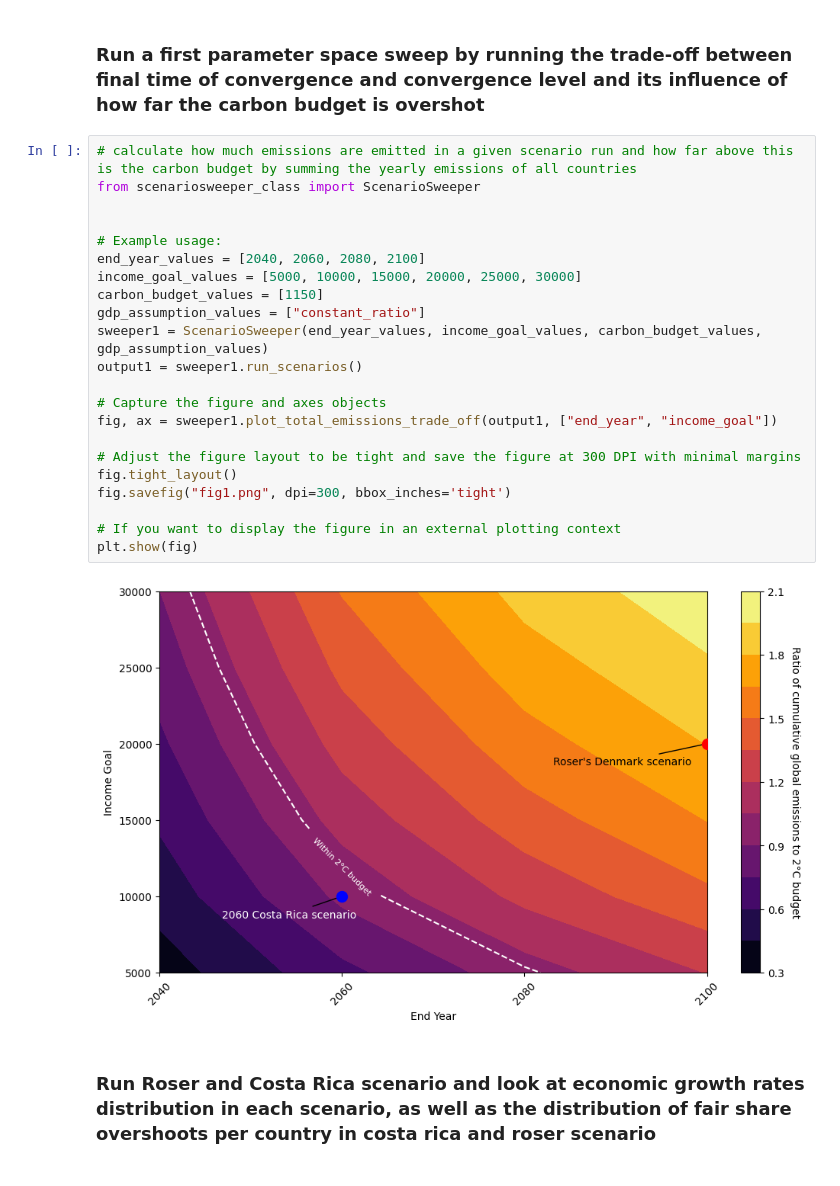
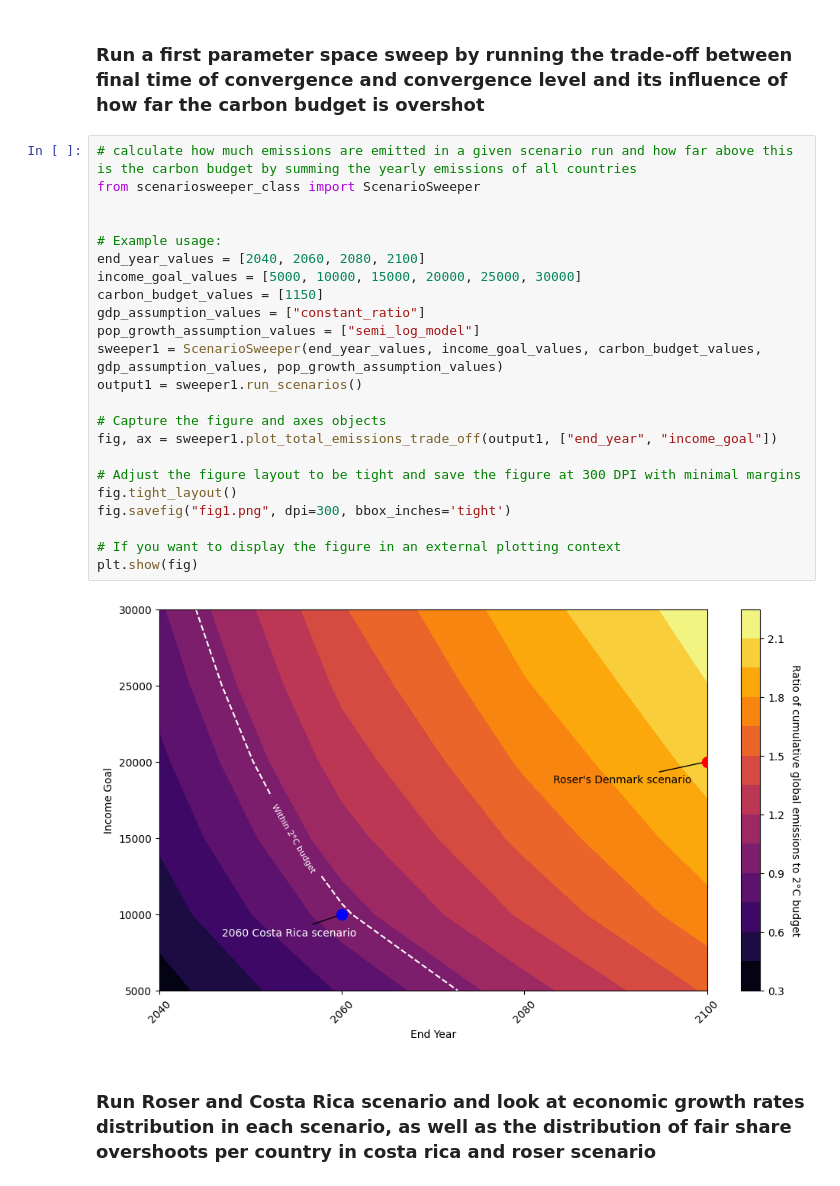
Before and after one commit to yannickoswald/convergence, a Jupyter notebook: run_scenario.ipynb, the cells around one changed output. Drawn from its saved outputs; the diff is of its cells as text.

```diff
--- a/run_scenario.ipynb
+++ b/run_scenario.ipynb
@@ -36,27 +53,28 @@ plotting_1.plot_country_emissions("Zambia")
 # %%
 # calculate how much emissions are emitted in a given scenario run and how far above this is the carbon budget by summing the yearly emissions of all countries
 from scenariosweeper_class import ScenarioSweeper
 
 
 # Example usage:
 end_year_values = [2040, 2060, 2080, 2100]
 income_goal_values = [5000, 10000, 15000, 20000, 25000, 30000]
 carbon_budget_values = [1150]
 gdp_assumption_values = ["constant_ratio"]
-sweeper1 = ScenarioSweeper(end_year_values, income_goal_values, carbon_budget_values, gdp_assumption_values)
+pop_growth_assumption_values = ["semi_log_model"]
+sweeper1 = ScenarioSweeper(end_year_values, income_goal_values, carbon_budget_values, gdp_assumption_values, pop_growth_assumption_values)
 output1 = sweeper1.run_scenarios()
 
 # Capture the figure and axes objects
 fig, ax = sweeper1.plot_total_emissions_trade_off(output1, ["end_year", "income_goal"])
 
 # Adjust the figure layout to be tight and save the figure at 300 DPI with minimal margins
 fig.tight_layout()
 fig.savefig("fig1.png", dpi=300, bbox_inches='tight')
 
 # If you want to display the figure in an external plotting context
 plt.show(fig)
 # %% [output]
-[figure, old version]
+[figure, new version]
 # %% [markdown]
 ### Run Roser and Costa Rica scenario and look at economic growth rates distribution in each scenario, as well as the distribution of fair share overshoots per country in costa rica and roser scenario
 # %%
```
Also changed, not shown: parts of 7 cells of this notebook, 11 other files.
